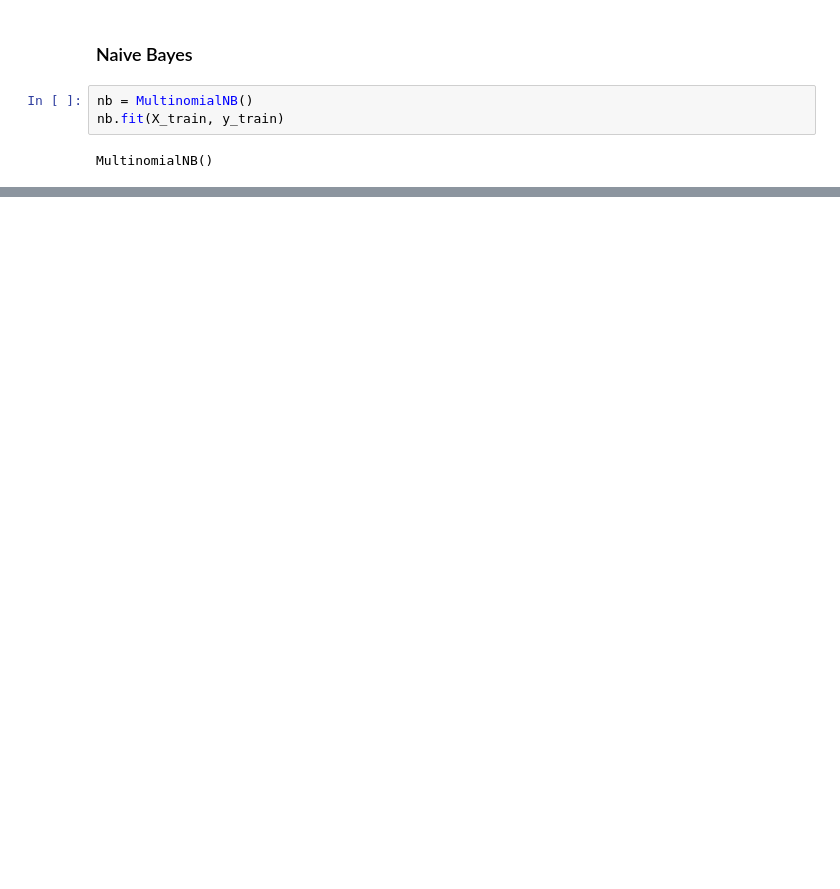
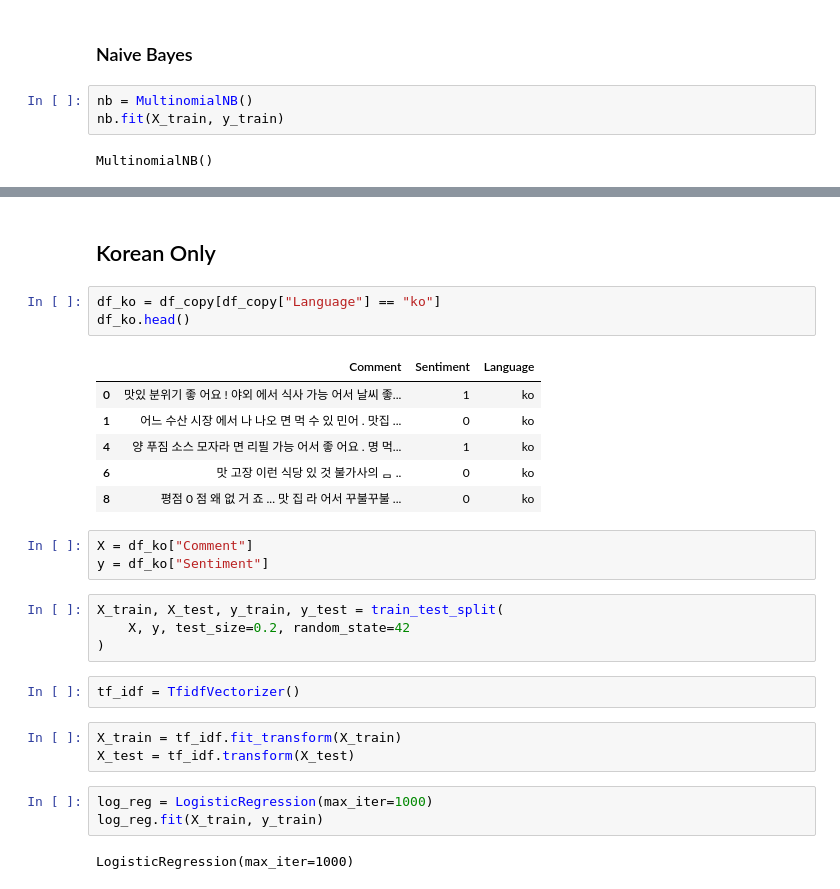
Before and after one commit to rnimisha/youtube-comment-analyzer, a Jupyter notebook: notebook/training/tfidf.ipynb, the cells around one changed output, grey strips where cells are left out. Cells and saved outputs as stored; diff of their text form; blank space fills up the shorter version.

```diff
--- a/notebook/training/tfidf.ipynb
+++ b/notebook/training/tfidf.ipynb
@@ -208,0 +328,29 @@ plt.show()
+# %% [markdown]
+## Korean Only
+# %%
+df_ko = df_copy[df_copy["Language"] == "ko"]
+df_ko.head()
+# %% [output]
+|  | Comment | Sentiment | Language |
+| 0 | 맛있 분위기 좋 어요 ! 야외 에서 식사 가능 어서 날씨 좋... | 1 | ko |
+| 1 | 어느 수산 시장 에서 나 나오 면 먹 수 있 민어 . 맛집 ... | 0 | ko |
+| 4 | 양 푸짐 소스 모자라 면 리필 가능 어서 좋 어요 . 명 먹... | 1 | ko |
+| 6 | 맛 고장 이런 식당 있 것 불가사의 ᆷ .. | 0 | ko |
+| 8 | 평점 0 점 왜 없 거 죠 ... 맛 집 라 어서 꾸불꾸불 ... | 0 | ko |
+# %%
+X = df_ko["Comment"]
+y = df_ko["Sentiment"]
+# %%
+X_train, X_test, y_train, y_test = train_test_split(
+    X, y, test_size=0.2, random_state=42
+)
+# %%
+tf_idf = TfidfVectorizer()
+# %%
+X_train = tf_idf.fit_transform(X_train)
+X_test = tf_idf.transform(X_test)
+# %%
+log_reg = LogisticRegression(max_iter=1000)
+log_reg.fit(X_train, y_train)
+# %% [output]
+LogisticRegression(max_iter=1000)
```
Also changed, not shown: parts of 37 cells of this notebook.
